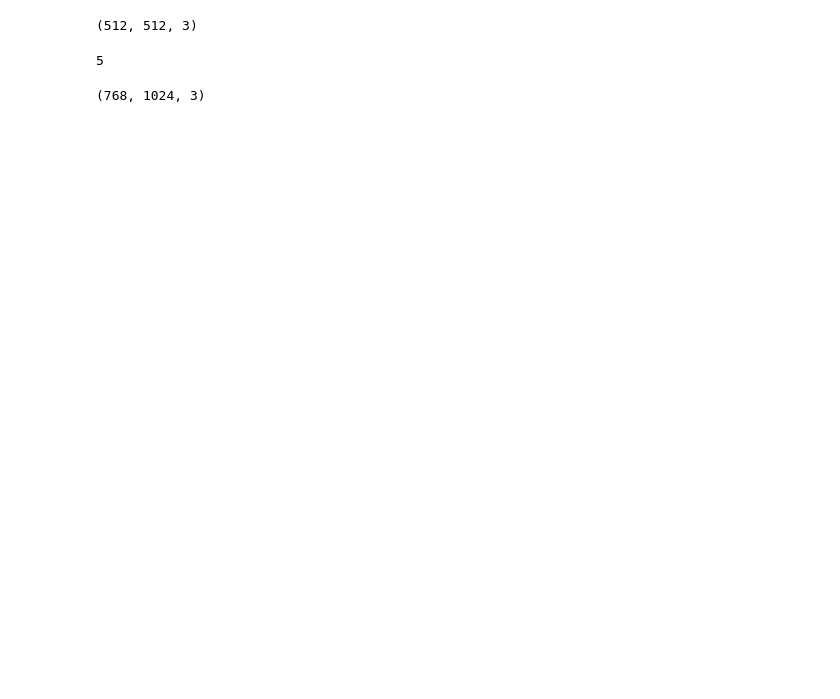
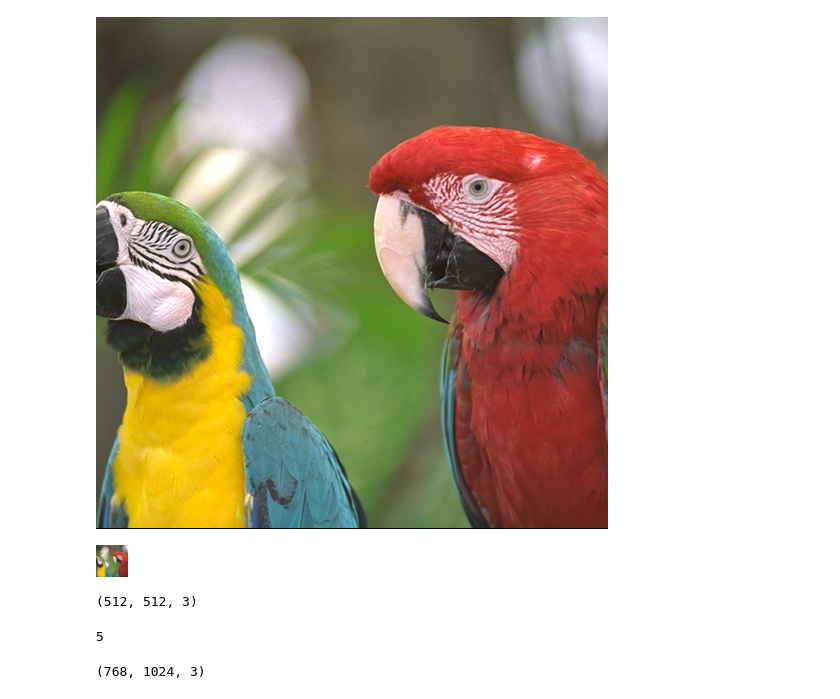
Before and after one commit to hallpaz/phd-thesis, a Jupyter notebook: experiments/ch5/multistack.ipynb, the cells around one changed output. Saved outputs shown, nothing was run; the diff lists cells and outputs as text; code cells hidden in the pictures; blank space fills up the shorter version.

```diff
--- a/experiments/ch5/multistack.ipynb
+++ b/experiments/ch5/multistack.ipynb
@@ -4,4 +4,7 @@ import numpy as np
 from skimage.transform import resize, rescale
 from scipy.ndimage import gaussian_filter
 # %%
-img = Image.open('E:\Workspace\impa\phd-thesis\data\img\\two_macaws.png')
+img = Image.open('/Users/hallpaz/Workspace/impa/phd-thesis/data/img/two_macaws.png')
+img
+# %% [output]
+[figure, added]
@@ -8,9 +25,12 @@ img = Image.open('E:\Workspace\impa\phd-thesis\data\img\\two_macaws.png')
+# %%
+pyramid[-1]
+# %% [output]
+[figure, added]
 # %%
 arr_img = np.array(img, np.float32)
+arr_img.shape
+# %% [output]
+(512, 512, 3)
-# %%
-arr_img.shape
-# %% [output]
-(512, 512, 3)
 # %%
 levels = 5
 tower = [arr_img]
```
Also changed, not shown: parts of 5 cells of this notebook, 2 other files.
